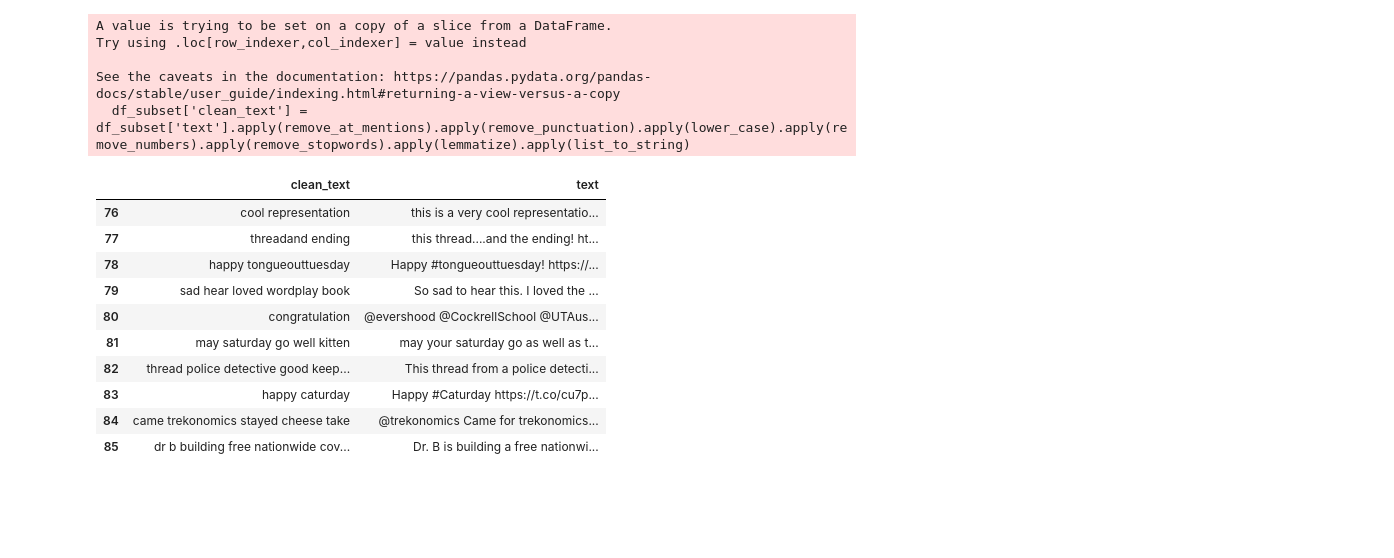
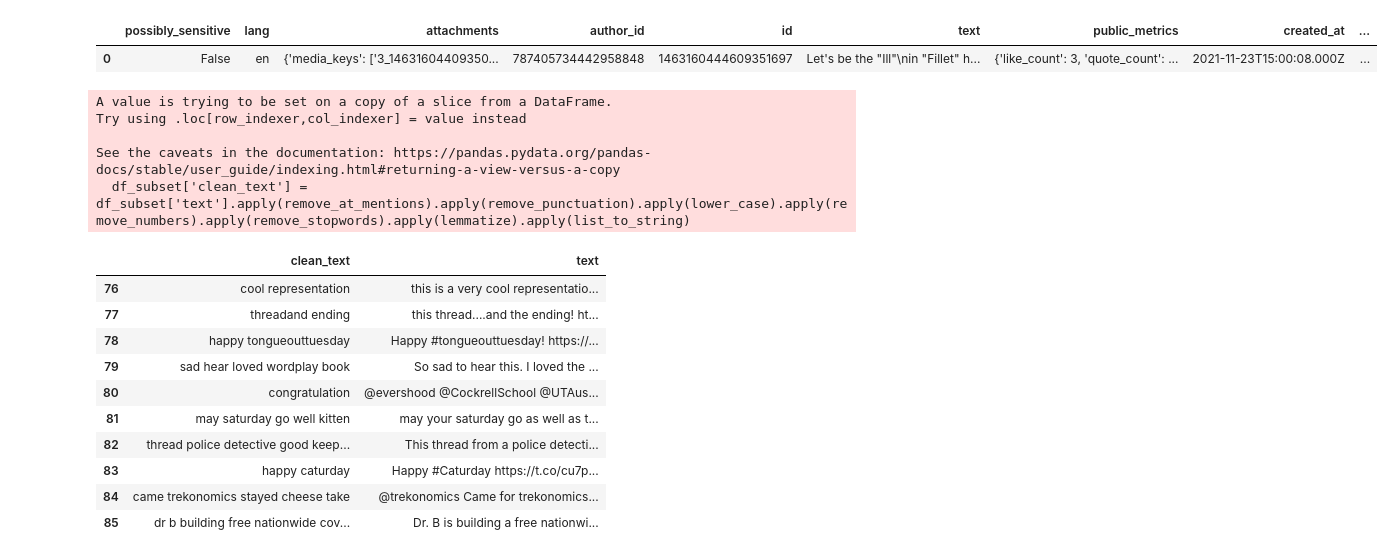
Before and after one commit to famagal/Twitter_bot_detection_713, a Jupyter notebook: notebooks/Untitled.ipynb, the cells around one changed output. Drawn from its saved outputs; the diff is of its cells as text; code cells hidden in the pictures; blank space fills up the shorter version.

```diff
--- a/notebooks/Untitled.ipynb
+++ b/notebooks/Untitled.ipynb
@@ -28,3 +30,10 @@ df
+# %%
+template = pd.read_parquet('template_twdf.parquet')
+# %%
+template
+# %% [output]
+|  | possibly_sensitive | lang | attachments | author_id | id | text | public_metrics | created_at | ... |
+| 0 | False | en | {'media_keys': ['3_14631604409350... | 787405734442958848 | 1463160444609351697 | Let's be the "Ill"\nin "Fillet" h... | {'like_count': 3, 'quote_count': ... | 2021-11-23T15:00:08.000Z | ... |
 # %%
 # Function to remove punctuation from a column
 def remove_punctuation(text):
```
Also changed, not shown: parts of 2 cells of this notebook, 4 other files.
